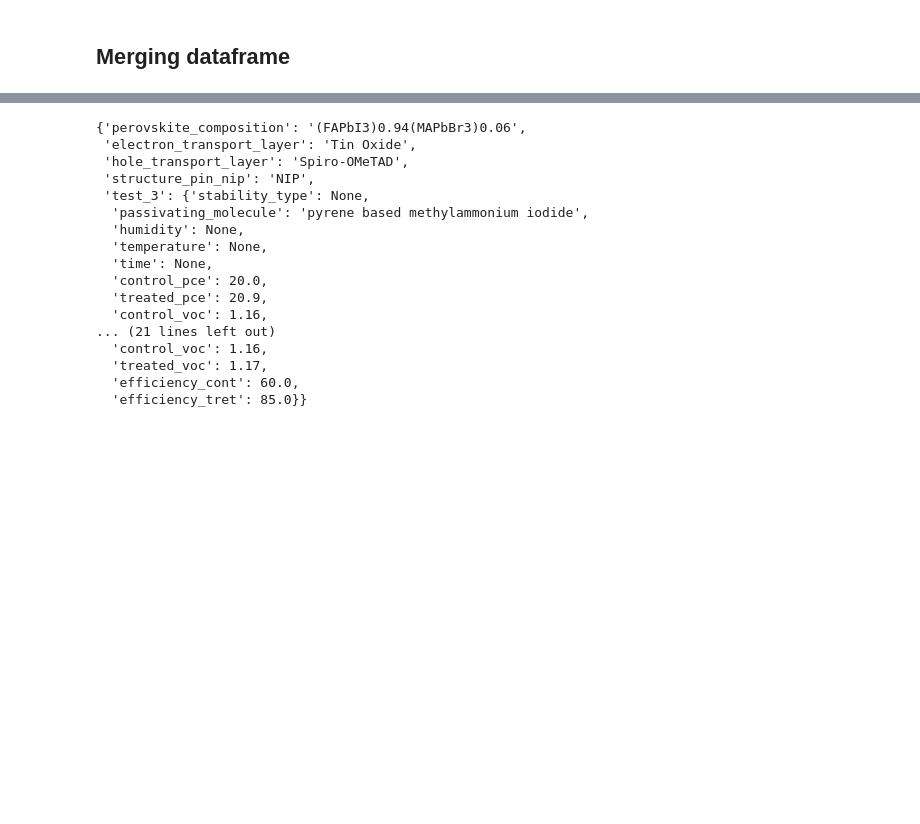
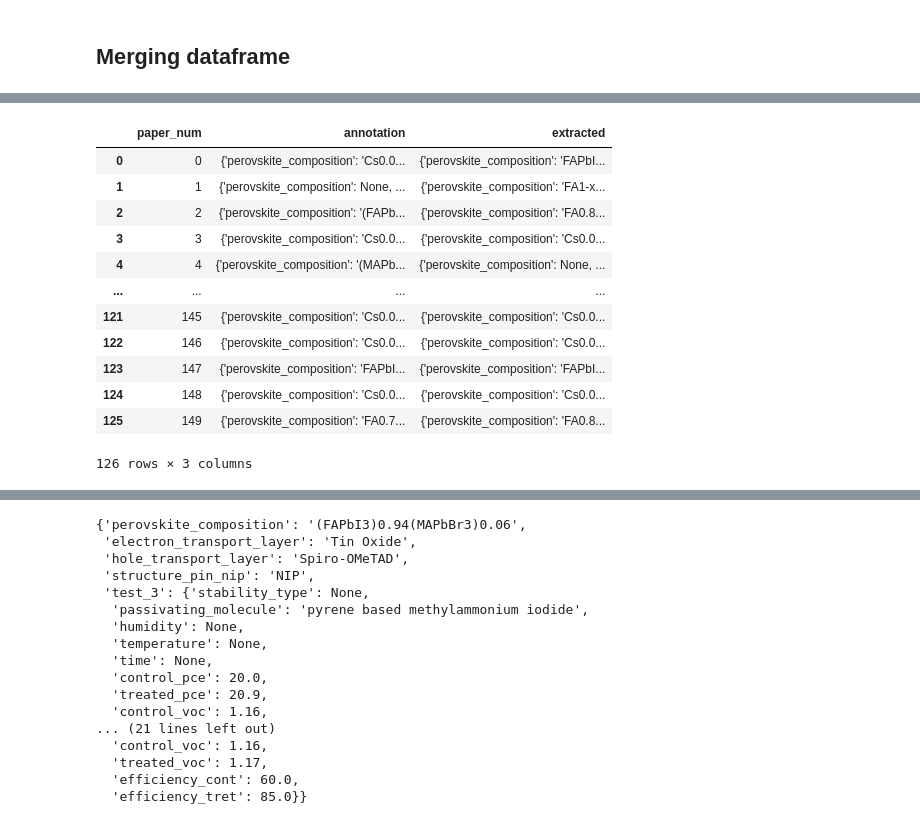
Before and after one commit to kanggunh/DSC180_B11_Q2, a Jupyter notebook: q1_submission_notebooks/evaluation_final.ipynb, the cells around one changed output, grey strips where cells are left out. Saved outputs shown, nothing was run; the diff lists cells and outputs as text; code cells hidden in the pictures; blank space fills up the shorter version.

```diff
--- a/q1_submission_notebooks/evaluation_final.ipynb
+++ b/q1_submission_notebooks/evaluation_final.ipynb
@@ -251,3 +255,21 @@ evaluate_df
+# %%
+evaluate_df_train = annotation_df.merge(extraction_train, left_on='first_num', right_on='paper_num')[["paper_num", "output_x",'output_y']]
+evaluate_df_train.columns = ['paper_num', 'annotation', 'extracted']
+evaluate_df_train
+# %% [output]
+|  | paper_num | annotation | extracted |
+| 0 | 0 | {'perovskite_composition': 'Cs0.0... | {'perovskite_composition': 'FAPbI... |
+| 1 | 1 | {'perovskite_composition': None, ... | {'perovskite_composition': 'FA1-x... |
+| 2 | 2 | {'perovskite_composition': '(FAPb... | {'perovskite_composition': 'FA0.8... |
+| 3 | 3 | {'perovskite_composition': 'Cs0.0... | {'perovskite_composition': 'Cs0.0... |
+| 4 | 4 | {'perovskite_composition': '(MAPb... | {'perovskite_composition': None, ... |
+| ... | ... | ... | ... |
+| 121 | 145 | {'perovskite_composition': 'Cs0.0... | {'perovskite_composition': 'Cs0.0... |
+| 122 | 146 | {'perovskite_composition': 'Cs0.0... | {'perovskite_composition': 'Cs0.0... |
+| 123 | 147 | {'perovskite_composition': 'FAPbI... | {'perovskite_composition': 'FAPbI... |
+| 124 | 148 | {'perovskite_composition': 'Cs0.0... | {'perovskite_composition': 'Cs0.0... |
+| 125 | 149 | {'perovskite_composition': 'FA0.7... | {'perovskite_composition': 'FA0.8... |
+126 rows × 3 columns
 # %%
 # evaluate_df.to_csv('merged.csv', index=False)
 # %%
```
Also changed, not shown: parts of 7 cells of this notebook.
